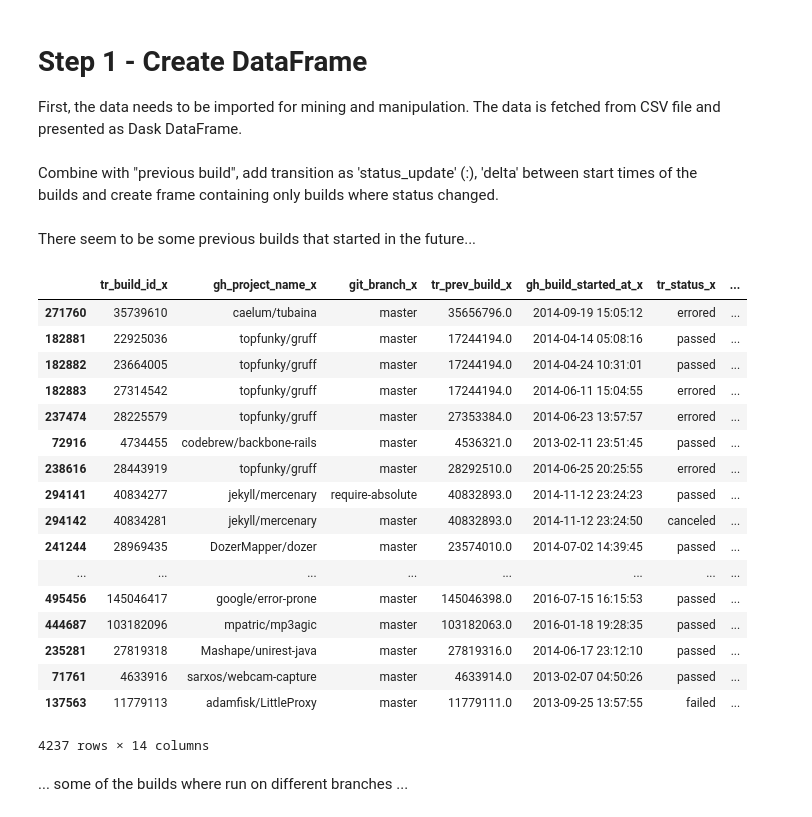
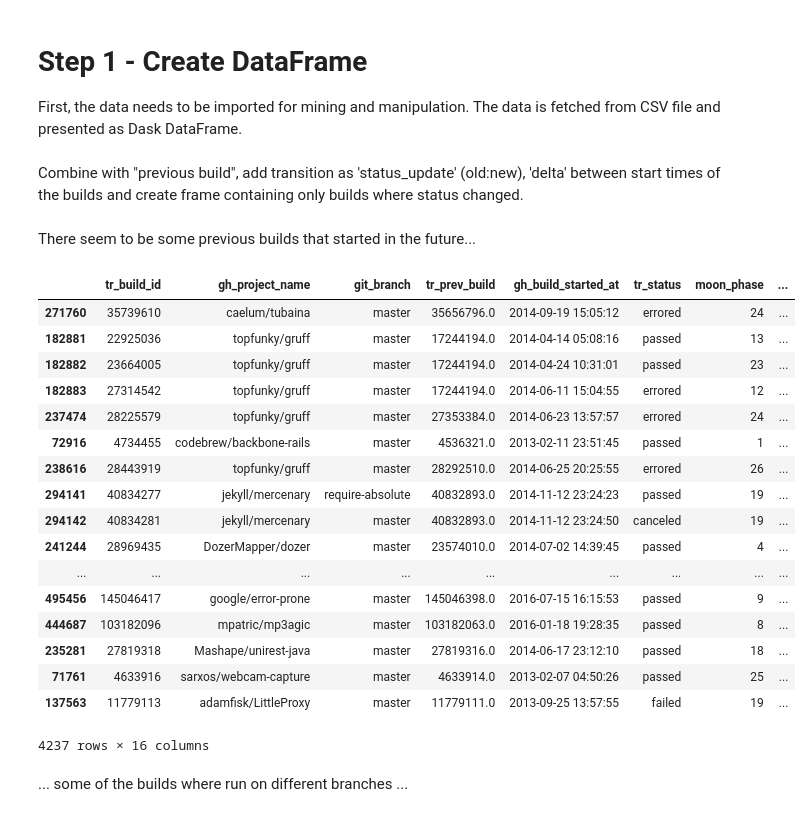
Before and after one commit to DLR-SC/Hackathon, a Jupyter notebook: chaosProject/Inconsistencies.ipynb, the cells around one changed output. Cells and saved outputs as stored; diff of their text form; code cells hidden in the pictures.

Commit message:
Now with enhanced data that contains moon phase.

```diff
--- a/chaosProject/Inconsistencies.ipynb
+++ b/chaosProject/Inconsistencies.ipynb
@@ -6,43 +6,49 @@ First, the data needs to be imported for mining and manipulation. The data is fe
 import dask.dataframe as pd
 import pandas as px
 import numpy as np
+from astral import Astral
+
+astral = Astral()
+city = astral['London']
 
 df = pd.read_csv("data/travistorrent_11_1_2017.csv",
                  usecols=['tr_build_id', 'tr_prev_build', 'tr_status', 'gh_build_started_at', 'gh_project_name', 'git_branch'],
                 parse_dates=['gh_build_started_at'])
 df = df.drop_duplicates()
+moon = map(lambda x: city.moon_phase(date=x), df['gh_build_started_at'].compute())
+df = df.compute().assign(moon_phase = list(moon))
 # %% [markdown]
-Combine with "previous build", add transition as 'status_update' (<old>:<new>), 'delta' between start times of the builds and create frame containing only builds where status changed.
+Combine with "previous build", add transition as 'status_update' (old:new), 'delta' between start times of the builds and create frame containing only builds where status changed.
 # %%
 df_follower = df[(df['tr_prev_build'] != np.nan) & (df['tr_prev_build'] > 0)]
-df_with_prev = pd.merge(df_follower, df, left_on='tr_prev_build', right_on='tr_build_id')
-df_with_prev = df_with_prev.assign(delta = df_with_prev['gh_build_started_at_x'] - df_with_prev['gh_build_started_at_y'])
-df_with_prev = df_with_prev.assign(status_update = df_with_prev['tr_status_y'] + ':' + df_with_prev['tr_status_x'])
-df_with_change = df_with_prev[df_with_prev['tr_status_x'] != df_with_prev['tr_status_y']]
+df_with_prev = pd.merge(df_follower, df, left_on='tr_prev_build', right_on='tr_build_id', suffixes=('', '_prev'))
+df_with_prev = df_with_prev.assign(delta = df_with_prev['gh_build_started_at'] - df_with_prev['gh_build_started_at_prev'])
+df_with_prev = df_with_prev.assign(status_update = df_with_prev['tr_status_prev'] + ':' + df_with_prev['tr_status'])
+df_with_change = df_with_prev[df_with_prev['tr_status'] != df_with_prev['tr_status_prev']]
 # %% [markdown]
 There seem to be some previous builds that started in the future...
 # %%
 from datetime import timedelta
-df_with_prev[df_with_prev['delta'] < timedelta(0)].compute().sort_values('delta')
+df_with_prev[df_with_prev['delta'] < timedelta(0)].sort_values('delta')
 # %% [output]
-|  | tr_build_id_x | gh_project_name_x | git_branch_x | tr_prev_build_x | gh_build_started_at_x | tr_status_x | ... |
-| 271760 | 35739610 | caelum/tubaina | master | 35656796.0 | 2014-09-19 15:05:12 | errored | ... |
-| 182881 | 22925036 | topfunky/gruff | master | 17244194.0 | 2014-04-14 05:08:16 | passed | ... |
-| 182882 | 23664005 | topfunky/gruff | master | 17244194.0 | 2014-04-24 10:31:01 | passed | ... |
-| 182883 | 27314542 | topfunky/gruff | master | 17244194.0 | 2014-06-11 15:04:55 | errored | ... |
-| 237474 | 28225579 | topfunky/gruff | master | 27353384.0 | 2014-06-23 13:57:57 | errored | ... |
-| 72916 | 4734455 | codebrew/backbone-rails | master | 4536321.0 | 2013-02-11 23:51:45 | passed | ... |
-| 238616 | 28443919 | topfunky/gruff | master | 28292510.0 | 2014-06-25 20:25:55 | errored | ... |
-| 294141 | 40834277 | jekyll/mercenary | require-absolute | 40832893.0 | 2014-11-12 23:24:23 | passed | ... |
-| 294142 | 40834281 | jekyll/mercenary | master | 40832893.0 | 2014-11-12 23:24:50 | canceled | ... |
-| 241244 | 28969435 | DozerMapper/dozer | master | 23574010.0 | 2014-07-02 14:39:45 | passed | ... |
-| ... | ... | ... | ... | ... | ... | ... | ... |
-| 495456 | 145046417 | google/error-prone | master | 145046398.0 | 2016-07-15 16:15:53 | passed | ... |
-| 444687 | 103182096 | mpatric/mp3agic | master | 103182063.0 | 2016-01-18 19:28:35 | passed | ... |
-| 235281 | 27819318 | Mashape/unirest-java | master | 27819316.0 | 2014-06-17 23:12:10 | passed | ... |
-| 71761 | 4633916 | sarxos/webcam-capture | master | 4633914.0 | 2013-02-07 04:50:26 | passed | ... |
-| 137563 | 11779113 | adamfisk/LittleProxy | master | 11779111.0 | 2013-09-25 13:57:55 | failed | ... |
+|  | tr_build_id | gh_project_name | git_branch | tr_prev_build | gh_build_started_at | tr_status | moon_phase | ... |
+| 271760 | 35739610 | caelum/tubaina | master | 35656796.0 | 2014-09-19 15:05:12 | errored | 24 | ... |
+| 182881 | 22925036 | topfunky/gruff | master | 17244194.0 | 2014-04-14 05:08:16 | passed | 13 | ... |
+| 182882 | 23664005 | topfunky/gruff | master | 17244194.0 | 2014-04-24 10:31:01 | passed | 23 | ... |
+| 182883 | 27314542 | topfunky/gruff | master | 17244194.0 | 2014-06-11 15:04:55 | errored | 12 | ... |
+| 237474 | 28225579 | topfunky/gruff | master | 27353384.0 | 2014-06-23 13:57:57 | errored | 24 | ... |
+| 72916 | 4734455 | codebrew/backbone-rails | master | 4536321.0 | 2013-02-11 23:51:45 | passed | 1 | ... |
+| 238616 | 28443919 | topfunky/gruff | master | 28292510.0 | 2014-06-25 20:25:55 | errored | 26 | ... |
+| 294141 | 40834277 | jekyll/mercenary | require-absolute | 40832893.0 | 2014-11-12 23:24:23 | passed | 19 | ... |
+| 294142 | 40834281 | jekyll/mercenary | master | 40832893.0 | 2014-11-12 23:24:50 | canceled | 19 | ... |
+| 241244 | 28969435 | DozerMapper/dozer | master | 23574010.0 | 2014-07-02 14:39:45 | passed | 4 | ... |
+| ... | ... | ... | ... | ... | ... | ... | ... | ... |
+| 495456 | 145046417 | google/error-prone | master | 145046398.0 | 2016-07-15 16:15:53 | passed | 9 | ... |
+| 444687 | 103182096 | mpatric/mp3agic | master | 103182063.0 | 2016-01-18 19:28:35 | passed | 8 | ... |
+| 235281 | 27819318 | Mashape/unirest-java | master | 27819316.0 | 2014-06-17 23:12:10 | passed | 18 | ... |
+| 71761 | 4633916 | sarxos/webcam-capture | master | 4633914.0 | 2013-02-07 04:50:26 | passed | 25 | ... |
+| 137563 | 11779113 | adamfisk/LittleProxy | master | 11779111.0 | 2013-09-25 13:57:55 | failed | 19 | ... |
-4237 rows × 14 columns
+4237 rows × 16 columns
 # %% [markdown]
 ... some of the builds where run on different branches ...
 # %%
```
Also changed, not shown: parts of 5 cells of this notebook.
